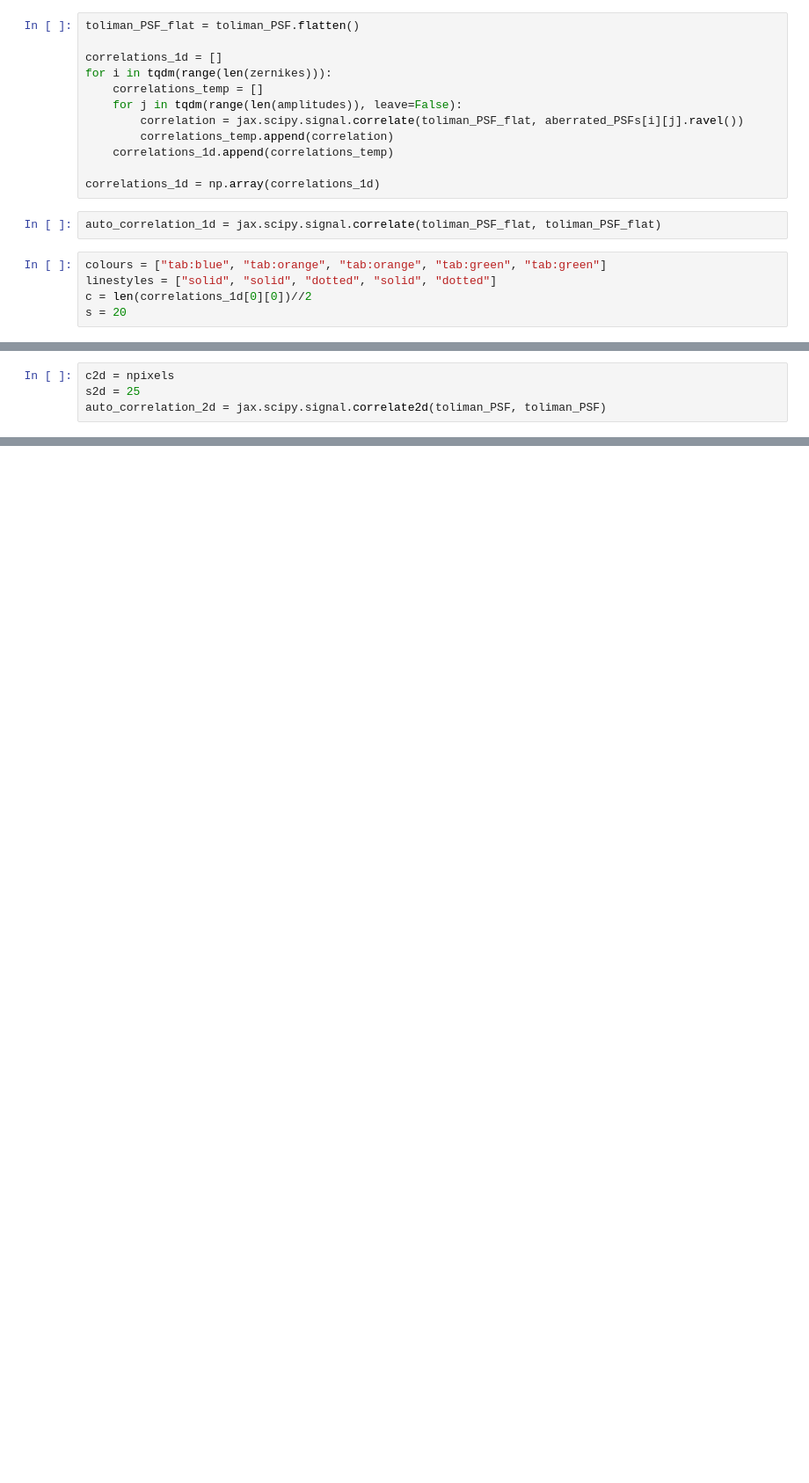
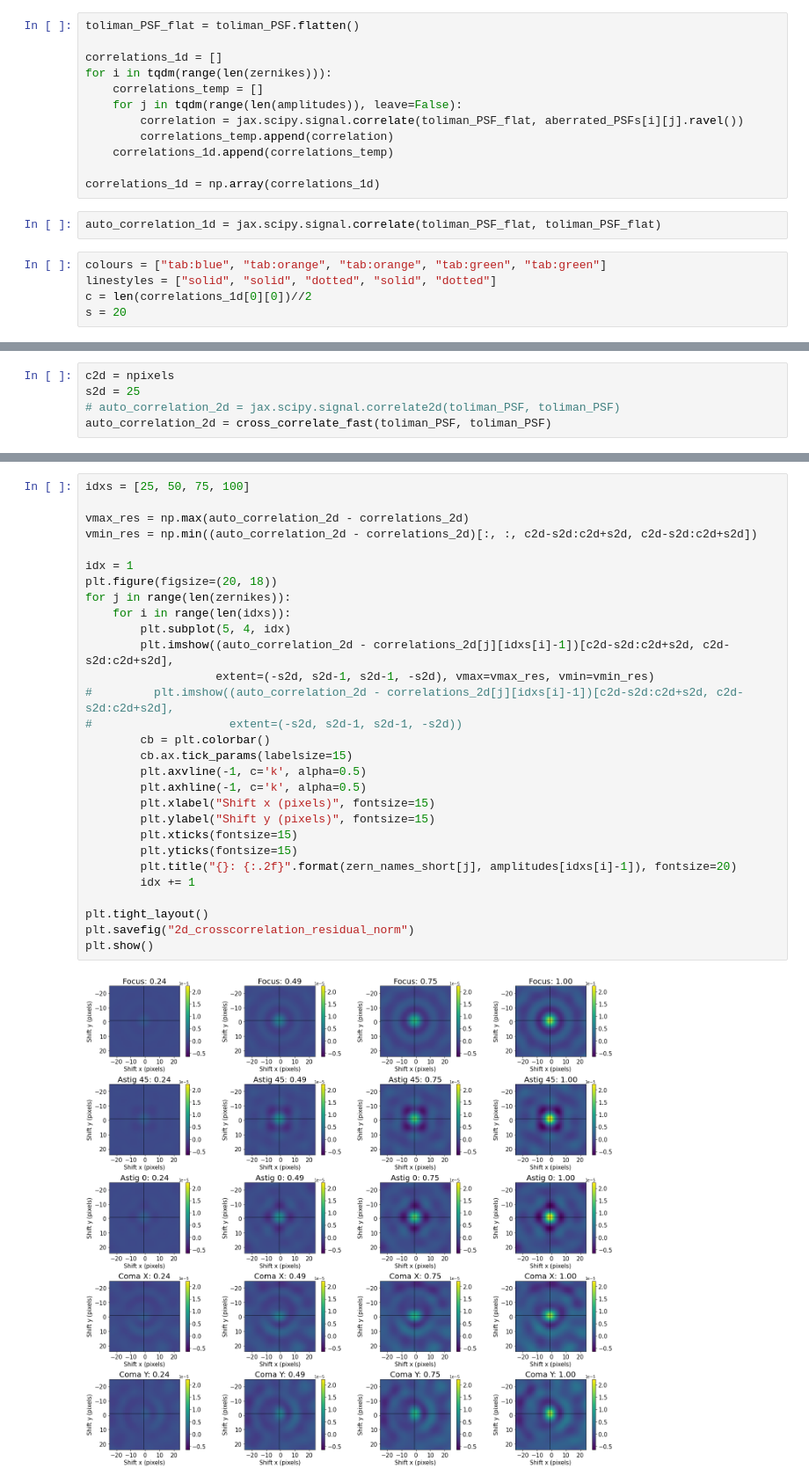
Before and after one commit to LouisDesdoigts/Notebooks, a Jupyter notebook: Thermal_constraints/Thermal_correlation.ipynb, the cells around one changed output, grey strips where cells are left out. Shown at 88% size. Drawn from its saved outputs; the diff is of its cells as text; blank space fills up the shorter version.

```diff
--- a/Thermal_constraints/Thermal_correlation.ipynb
+++ b/Thermal_constraints/Thermal_correlation.ipynb
@@ -190,6 +235,7 @@ correlations_2d = np.array(correlations_2d)
 # %%
 c2d = npixels
 s2d = 25
-auto_correlation_2d = jax.scipy.signal.correlate2d(toliman_PSF, toliman_PSF)
+# auto_correlation_2d = jax.scipy.signal.correlate2d(toliman_PSF, toliman_PSF)
+auto_correlation_2d = cross_correlate_fast(toliman_PSF, toliman_PSF)
 # %%
 idxs = [25, 50, 75, 100]
@@ -242,3 +296,34 @@ plt.savefig("2d_crosscorrelation_residual")
 plt.show()
 # %% [output]
 [figure]
+# %%
+idxs = [25, 50, 75, 100]
+
+vmax_res = np.max(auto_correlation_2d - correlations_2d)
+vmin_res = np.min((auto_correlation_2d - correlations_2d)[:, :, c2d-s2d:c2d+s2d, c2d-s2d:c2d+s2d])
+
+idx = 1
+plt.figure(figsize=(20, 18))
+for j in range(len(zernikes)):
+    for i in range(len(idxs)):
+        plt.subplot(5, 4, idx)
+        plt.imshow((auto_correlation_2d - correlations_2d[j][idxs[i]-1])[c2d-s2d:c2d+s2d, c2d-s2d:c2d+s2d],
+                   extent=(-s2d, s2d-1, s2d-1, -s2d), vmax=vmax_res, vmin=vmin_res)
+#         plt.imshow((auto_correlation_2d - correlations_2d[j][idxs[i]-1])[c2d-s2d:c2d+s2d, c2d-s2d:c2d+s2d],
+#                    extent=(-s2d, s2d-1, s2d-1, -s2d))
+        cb = plt.colorbar()
+        cb.ax.tick_params(labelsize=15)
+        plt.axvline(-1, c='k', alpha=0.5)
+        plt.axhline(-1, c='k', alpha=0.5)
+        plt.xlabel("Shift x (pixels)", fontsize=15)
+        plt.ylabel("Shift y (pixels)", fontsize=15)
+        plt.xticks(fontsize=15)
+        plt.yticks(fontsize=15)
+        plt.title("{}: {:.2f}".format(zern_names_short[j], amplitudes[idxs[i]-1]), fontsize=20)
+        idx += 1
+
+plt.tight_layout()
+plt.savefig("2d_crosscorrelation_residual_norm")
+plt.show()
+# %% [output]
+[figure, added]
```
Also changed, not shown: parts of 10 cells of this notebook.
